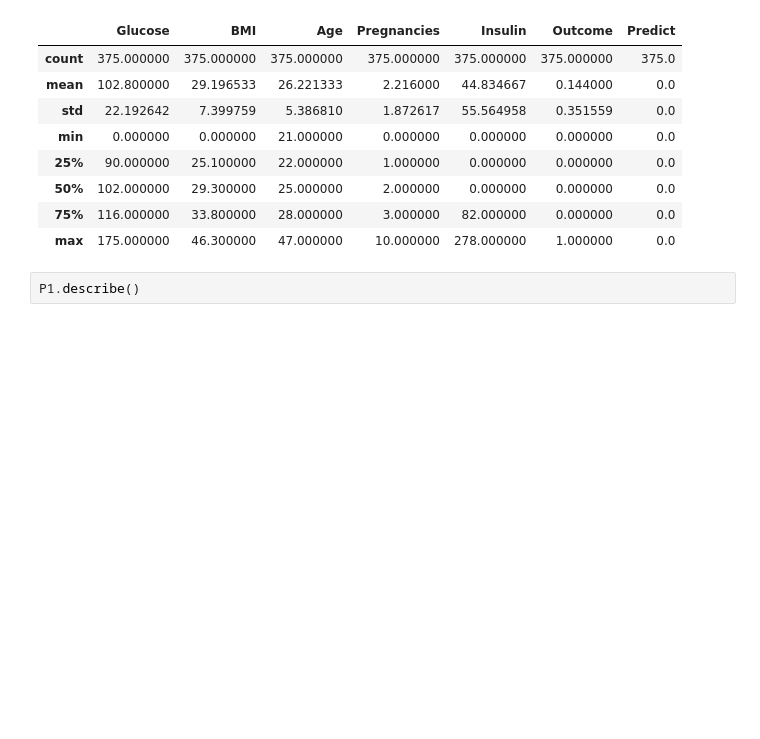
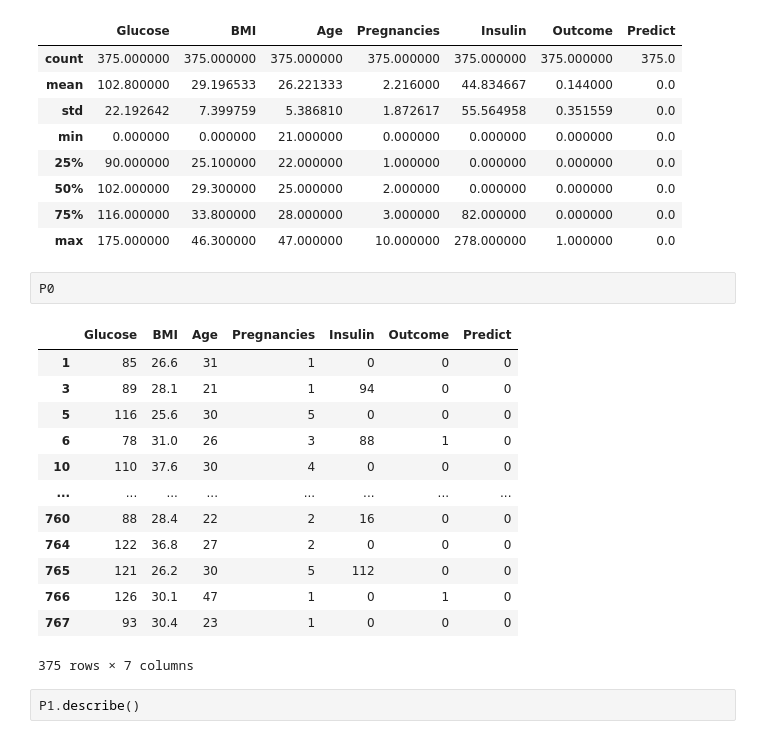
Before and after one commit to ArjunaWahyu/flask-ML, a Jupyter notebook: model/Diabetes_Model.ipynb, the cells around one changed output. Drawn from its saved outputs; the diff is of its cells as text; blank space fills up the shorter version.

```diff
--- a/model/Diabetes_Model.ipynb
+++ b/model/Diabetes_Model.ipynb
@@ -216,6 +216,22 @@ P0.describe()
 | 50% | 102.000000 | 29.300000 | 25.000000 | 2.000000 | 0.000000 | 0.000000 | 0.0 |
 | 75% | 116.000000 | 33.800000 | 28.000000 | 3.000000 | 82.000000 | 0.000000 | 0.0 |
 | max | 175.000000 | 46.300000 | 47.000000 | 10.000000 | 278.000000 | 1.000000 | 0.0 |
+# %%
+P0
+# %% [output]
+|  | Glucose | BMI | Age | Pregnancies | Insulin | Outcome | Predict |
+| 1 | 85 | 26.6 | 31 | 1 | 0 | 0 | 0 |
+| 3 | 89 | 28.1 | 21 | 1 | 94 | 0 | 0 |
+| 5 | 116 | 25.6 | 30 | 5 | 0 | 0 | 0 |
+| 6 | 78 | 31.0 | 26 | 3 | 88 | 1 | 0 |
+| 10 | 110 | 37.6 | 30 | 4 | 0 | 0 | 0 |
+| ... | ... | ... | ... | ... | ... | ... | ... |
+| 760 | 88 | 28.4 | 22 | 2 | 16 | 0 | 0 |
+| 764 | 122 | 36.8 | 27 | 2 | 0 | 0 | 0 |
+| 765 | 121 | 26.2 | 30 | 5 | 112 | 0 | 0 |
+| 766 | 126 | 30.1 | 47 | 1 | 0 | 1 | 0 |
+| 767 | 93 | 30.4 | 23 | 1 | 0 | 0 | 0 |
+375 rows × 7 columns
 # %%
 P1.describe()
 # %% [output]
```
Also changed, not shown: parts of 10 cells of this notebook, 1 other file.
